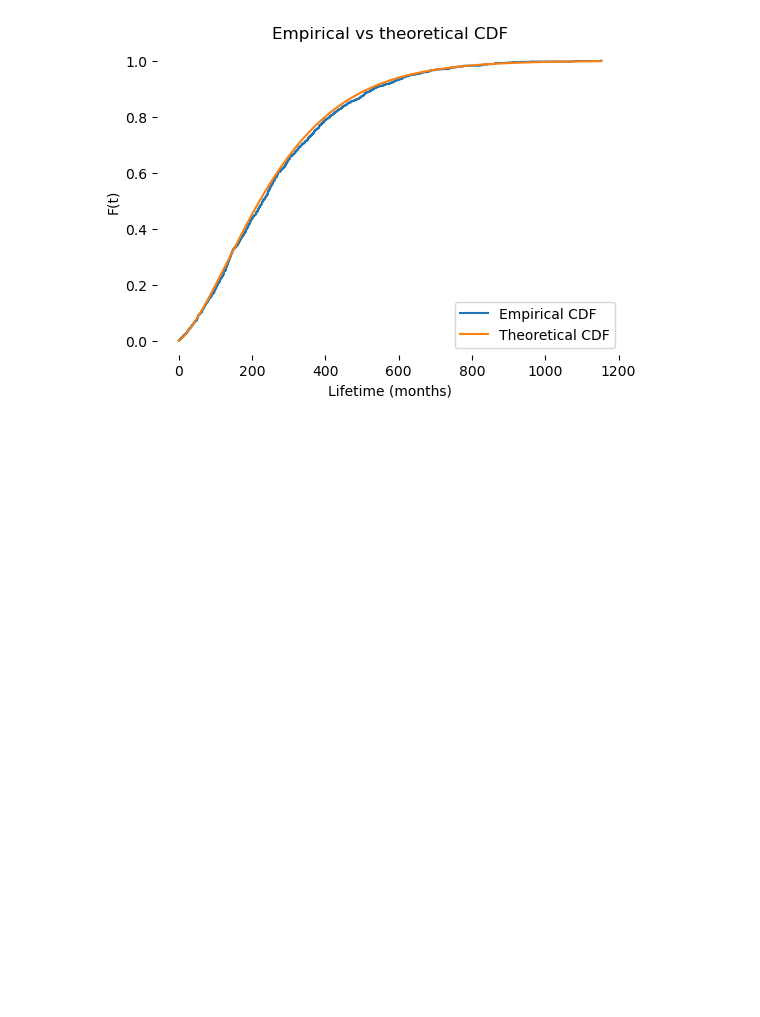
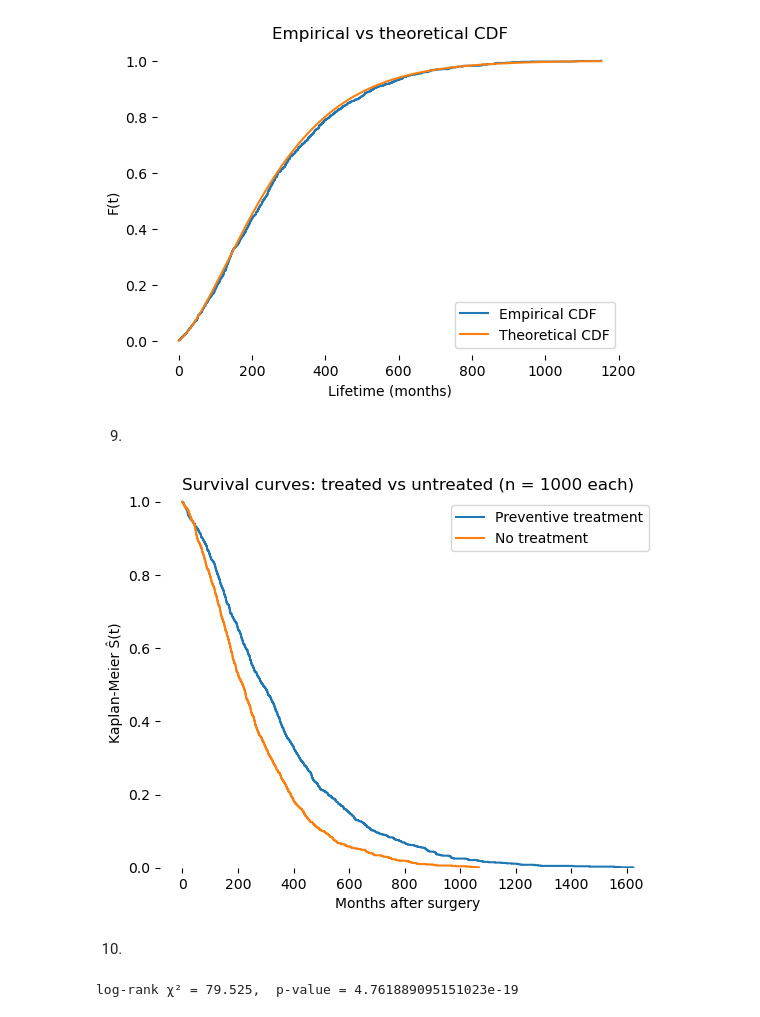
Before and after one commit to bjarturingvason/Stochastic, a Jupyter notebook: Project 1/project1_part1.ipynb, the cells around one changed output. Cells and saved outputs as stored; diff of their text form; code cells hidden in the pictures; blank space fills up the shorter version.

Commit message:
plot changes

```diff
--- a/Project 1/project1_part1.ipynb
+++ b/Project 1/project1_part1.ipynb
@@ -450,3 +450,79 @@ plt.show()
 # %% [output]
 KS statistic: 0.0257, p‑value: 0.5161
 [figure]
+# %% [markdown]
+9.
+# %%
+#preventive-treatment matrix  Q (fill * with negatives such that the rows sum to 0)
+Q_trt = np.array([
+    [-0.00475, 0.0025 , 0.00125, 0.    , 0.001 ],
+    [ 0.    , -0.007 , 0.     , 0.002 , 0.005 ],
+    [ 0.    ,  0.    , -0.008 , 0.003 , 0.005 ],
+    [ 0.    ,  0.    , 0.    , -0.009 , 0.009 ],
+    [ 0.    ,  0.    , 0.    , 0.    , 0.    ]
+])
+
+Q_untrt = np.array([
+    [-0.0085,  0.005,   0.0025, 0,       0.001],
+    [0,       -0.014,   0.005,  0.004,   0.005],
+    [0,        0,      -0.008,  0.003,   0.005],
+    [0,        0,       0,     -0.009,   0.009],
+    [0,        0,       0,      0,       0    ]
+])
+
+rng = np.random.default_rng(seed=42)
+
+def simulate_lifetime(Q, rng):
+    """simulate one woman's lifetime (months) with treatment matrix Q"""
+
+    #initial conditions
+    state, t = 0, 0.0 # initial state is 1
+
+    while state != 4:
+        rate = -Q[state, state]
+        t += rng.exponential(1 / rate) # exponential waiting time
+        probs = Q[state].copy();  probs[state] = 0 # transition probabilitie, has to enter new state
+        probs = - (probs / Q[state, state])
+        state = rng.choice(5, p=probs)
+    return t
+
+N = 1_000
+lifetimes_trt  = np.array([simulate_lifetime(Q_trt , rng) for _ in range(N)])
+lifetimes_untr = np.array([simulate_lifetime(Q_untrt, rng) for _ in range(N)])
+
+def km_step(lifetimes):
+    """plotting KM curve"""
+    times = np.sort(lifetimes)
+    n = len(times)
+    alive = n - np.arange(1, n+1) # survivors just after each death
+    S_hat = alive / n
+    # prepend t=0, S=1 to start the step plot
+    x = np.concatenate(([0],  times))
+    y = np.concatenate(([1.0], S_hat))
+    return x, y
+
+x_trt , y_trt  = km_step(lifetimes_trt)
+x_untr, y_untr = km_step(lifetimes_untr)
+
+#plot
+plt.step(x_trt , y_trt , where='post', label='Preventive treatment')
+plt.step(x_untr, y_untr, where='post', label='No treatment')
+plt.xlabel('Months after surgery');  plt.ylabel('Kaplan-Meier Ŝ(t)')
+plt.title('Survival curves: treated vs untreated (n = 1000 each)')
+plt.legend();  plt.ylim(0, 1.01);  plt.grid(alpha=.3)
+plt.box(False)
+plt.grid(False)
+plt.savefig('Figures/9-Survival.png', dpi = 300)
+plt.show()
+# %% [output]
+[figure, added]
+# %% [markdown]
+10.
+# %%
+from lifelines.statistics import logrank_test
+
+# lifetimes_trt  and lifetimes_untr  were produced in Task 9
+res = logrank_test(lifetimes_trt, lifetimes_untr)   # no censoring arguments needed
+print(f"log-rank χ² = {res.test_statistic:.3f},  p-value = {res.p_value}")
+# %% [output]
+log-rank χ² = 79.525,  p-value = 4.761889095151023e-19
```
Also changed, not shown: 2 other files.
